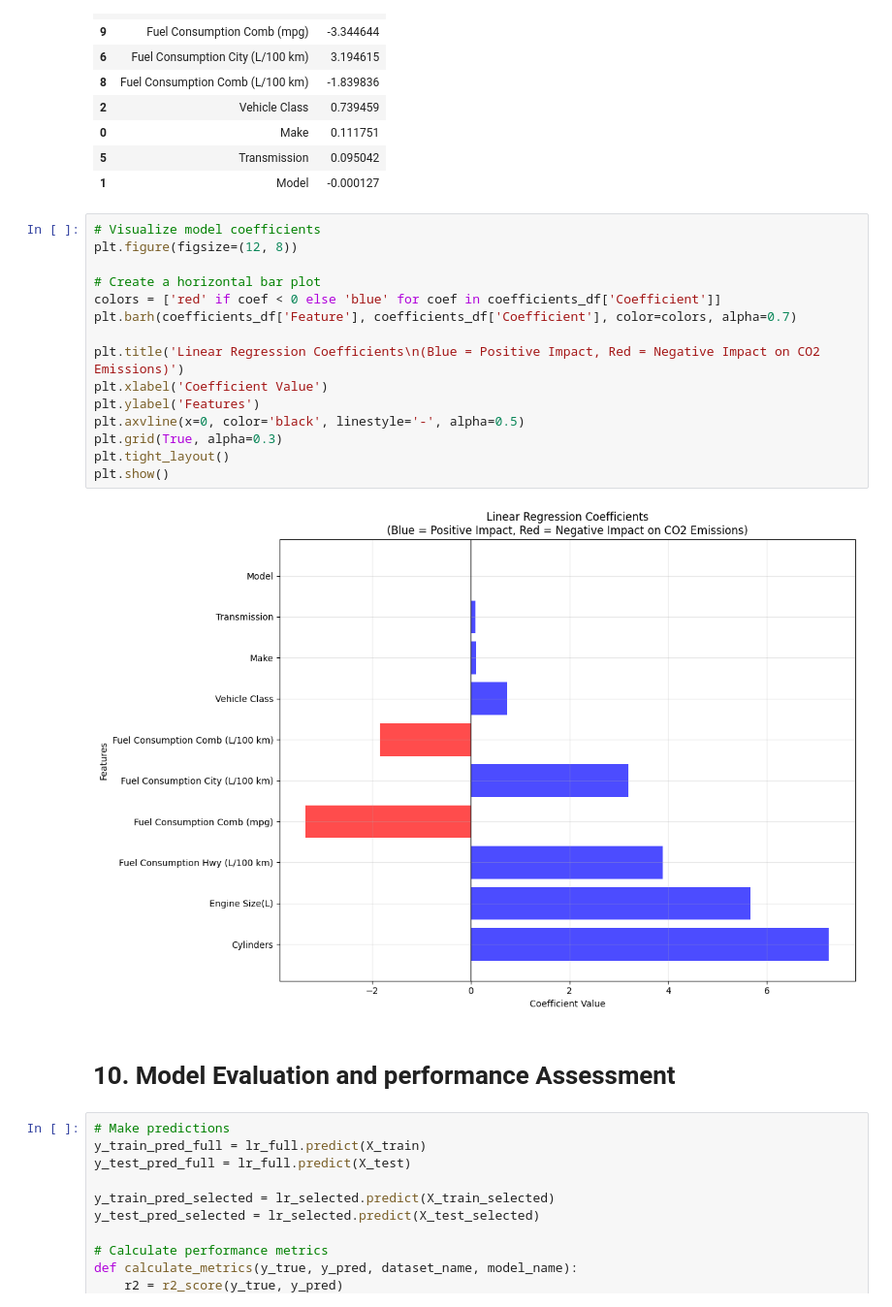
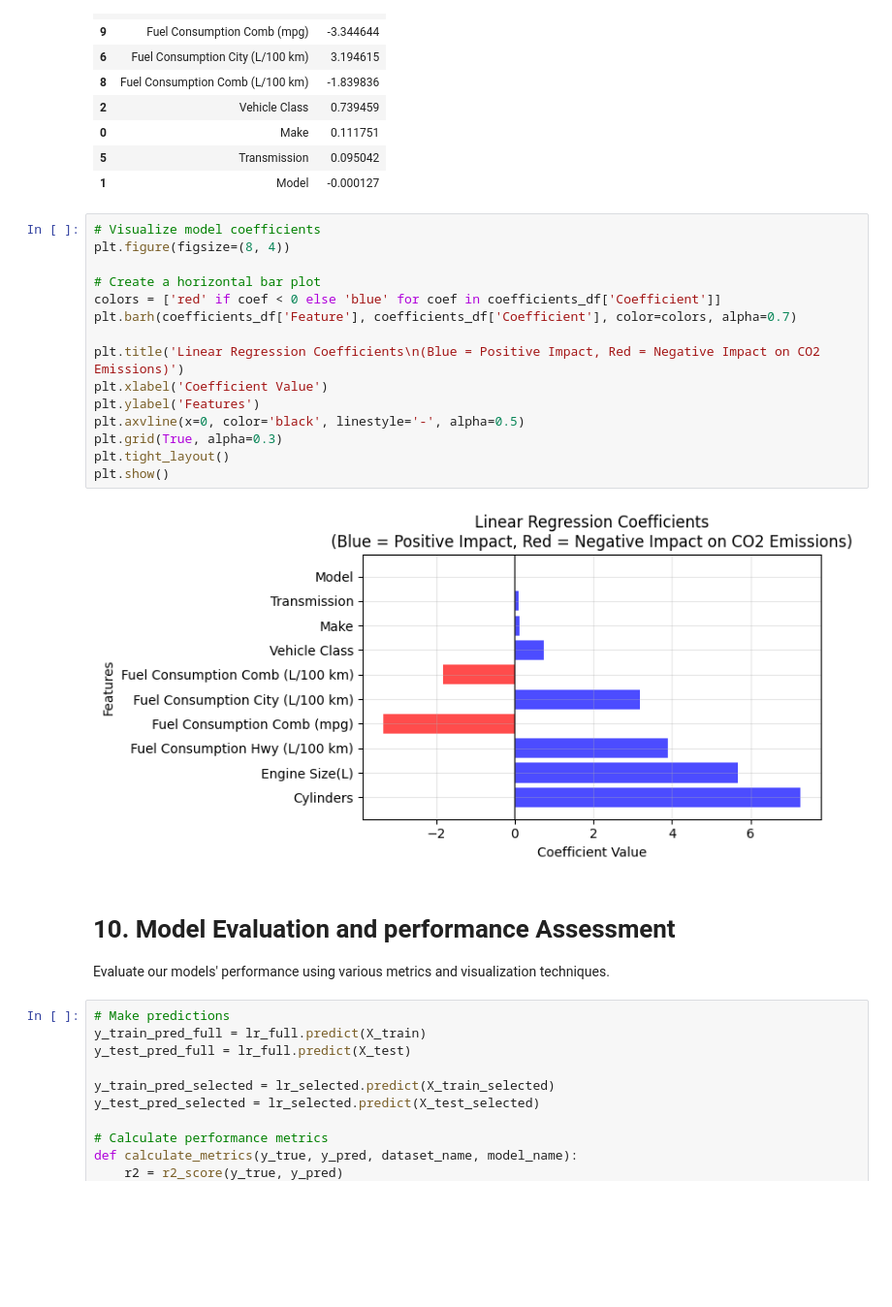
Before and after one commit to Shivappa/AL-ML-CO2-Emission, a Jupyter notebook: co2emission.ipynb, the cells around one changed output. Shown at 97% size. Cells and saved outputs as stored; diff of their text form; blank space fills up the shorter version.

```diff
--- a/co2emission.ipynb
+++ b/co2emission.ipynb
@@ -481,23 +464,24 @@ display(coefficients_df)
 | 1 | Model | -0.000127 |
 # %%
 # Visualize model coefficients
-plt.figure(figsize=(12, 8))
+plt.figure(figsize=(8, 4))
 
 # Create a horizontal bar plot
 colors = ['red' if coef < 0 else 'blue' for coef in coefficients_df['Coefficient']]
 plt.barh(coefficients_df['Feature'], coefficients_df['Coefficient'], color=colors, alpha=0.7)
 
 plt.title('Linear Regression Coefficients\n(Blue = Positive Impact, Red = Negative Impact on CO2 Emissions)')
 plt.xlabel('Coefficient Value')
 plt.ylabel('Features')
 plt.axvline(x=0, color='black', linestyle='-', alpha=0.5)
 plt.grid(True, alpha=0.3)
 plt.tight_layout()
 plt.show()
 # %% [output]
-[figure, old version]
+[figure, new version]
 # %% [markdown]
 # 10. Model Evaluation and performance Assessment
+Evaluate our models' performance using various metrics and visualization techniques.
 # %%
 # Make predictions
 y_train_pred_full = lr_full.predict(X_train)
```
Also changed, not shown: parts of 29 cells of this notebook.
